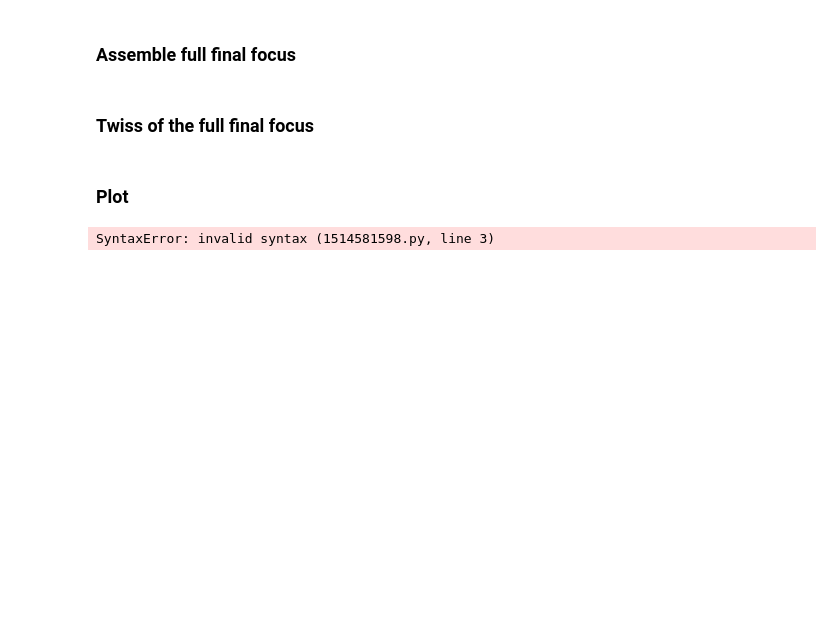
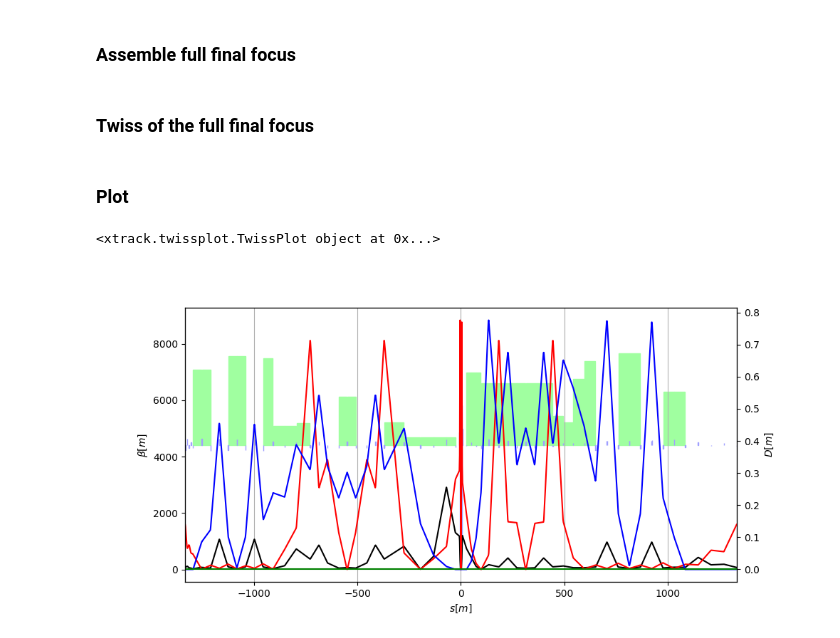
Before and after one commit to giadarol/fcc_92, a Jupyter notebook: 004_tutorial_cap_meeting/notebook_05_optics_full_ff.ipynb, the cells around one changed output. Saved outputs shown, nothing was run; the diff lists cells and outputs as text; code cells hidden in the pictures; blank space fills up the shorter version.

```diff
--- a/004_tutorial_cap_meeting/notebook_05_optics_full_ff.ipynb
+++ b/004_tutorial_cap_meeting/notebook_05_optics_full_ff.ipynb
@@ -26,6 +26,7 @@ tw=line.twiss(betx=env['bxip'], bety=env['byip'],
 # %%
 fig = plt.figure(figsize=(10, 5))
 ax = fig.add_subplot(111)
-tw.plot(ax=ax)a
+tw.plot(ax=ax)
 # %% [output]
-SyntaxError: invalid syntax (1514581598.py, line 3)
+<xtrack.twissplot.TwissPlot object at 0x...>
+[figure, added]
```
Also changed, not shown: 1 other file.
